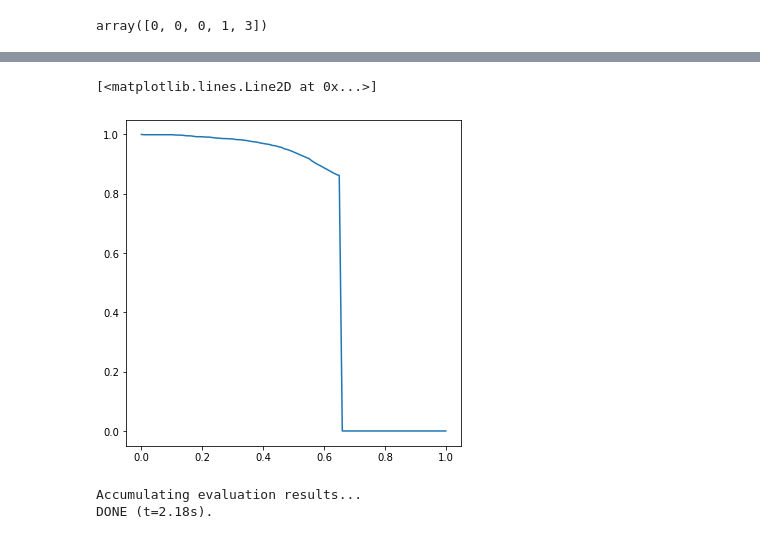
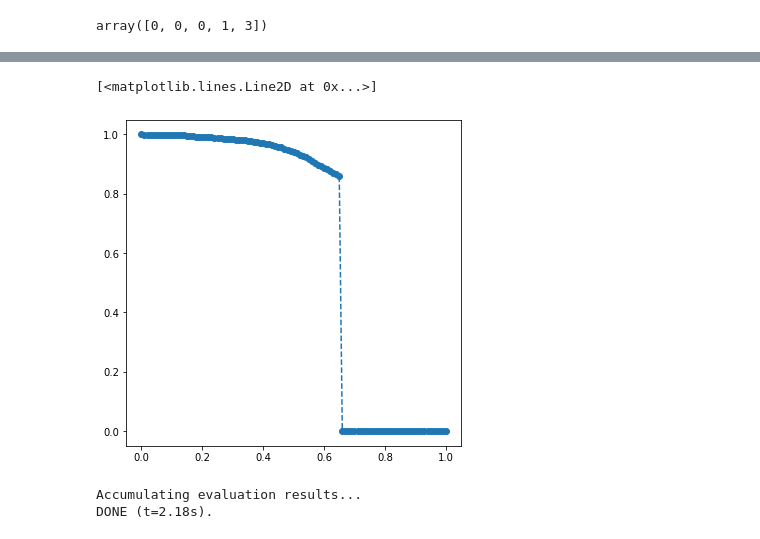
Before and after one commit to tgandor/urban_oculus, a Jupyter notebook: 2021-05-24-precision-recall.ipynb, the cells around one changed output, grey strips where cells are left out. Saved outputs shown, nothing was run; the diff lists cells and outputs as text; code cells hidden in the pictures.

```diff
--- a/2021-05-24-precision-recall.ipynb
+++ b/2021-05-24-precision-recall.ipynb
@@ -86,8 +131,8 @@ for ri, pi in enumerate(inds):
 # %%
-plt.plot(recThrs, q)
+plt.plot(recThrs, q, 'o--')
 # %% [output]
 [<matplotlib.lines.Line2D at 0x...>]
-[figure, old version]
+[figure, new version]
 # %%
 dr.coco.accumulate()
 # %% [output]
```
Also changed, not shown: parts of 9 cells of this notebook, 2 other files.
